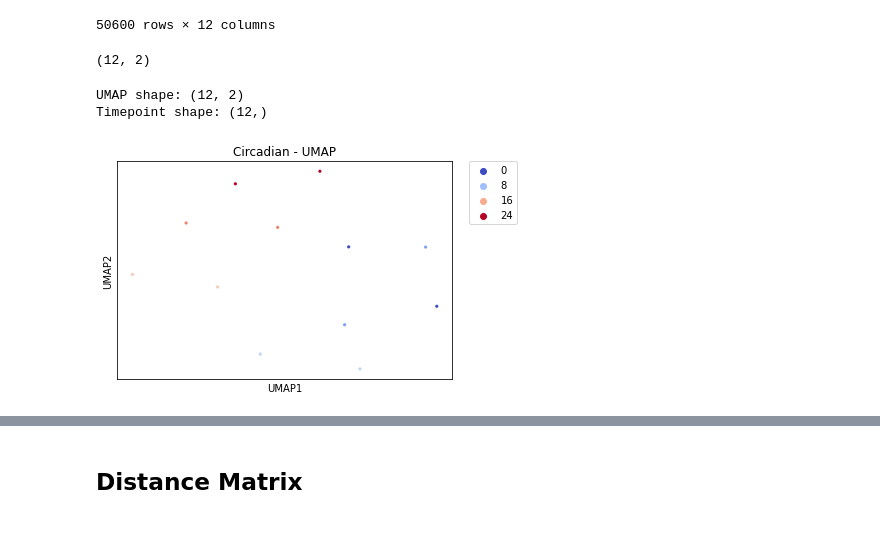
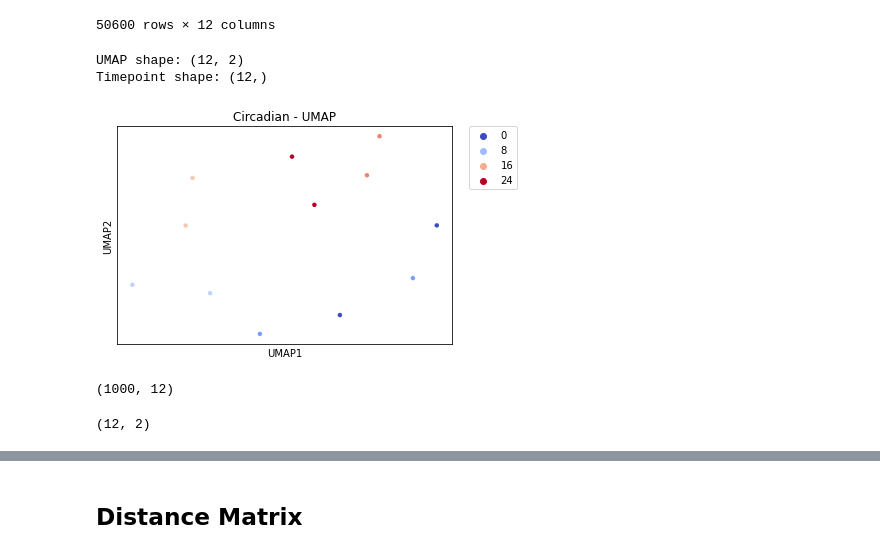
Before and after one commit to Orecchia-Research-Group/manifold_learning, a Jupyter notebook: CD8_Circadian.ipynb, the cells around one changed output, grey strips where cells are left out. Saved outputs shown, nothing was run; the diff lists cells and outputs as text; code cells hidden in the pictures.

```diff
--- a/CD8_Circadian.ipynb
+++ b/CD8_Circadian.ipynb
@@ -75,13 +75,11 @@ pd_data
 | ENSMUSG00000112932.1 | 0.00 | 0.00 | 0.00 | 0.00 | 0.00 | 0.00 | 0.00 | 0.00 | 0.00 | 0.00 | 0.00 | ... |
 50600 rows × 12 columns
 # %%
-reducer = umap.UMAP()
-UMAP = reducer.fit_transform(np_data.T)
-print(UMAP.shape)
+#reducer = umap.UMAP()
+#UMAP = reducer.fit_transform(np_data.T)
+#print(UMAP.shape)
 
-savetxt('circadian_umap.csv', UMAP, delimiter=',')
+#savetxt('circadian_umap.csv', UMAP, delimiter=',')
-# %% [output]
-(12, 2)
 # %%
 UMAP = pd.read_csv("circadian_umap.csv", sep=',', header = None)
 UMAP = UMAP.values
@@ -94,14 +92,37 @@ print("Timepoint shape: "+repr(timepoint.shape))
 UMAP shape: (12, 2)
 Timepoint shape: (12,)
 # %%
-frame1 = sns.scatterplot(UMAP[:,0], UMAP[:,1], s=10, hue = timepoint, linewidth = 0, palette = "coolwarm")
+frame1 = sns.scatterplot(UMAP[:,0], UMAP[:,1], s=20, hue = timepoint, linewidth = 0, palette = "coolwarm")
 plt.title('Circadian - UMAP')
 #plt.xlim(-30000,25000)
 frame1.axes.get_xaxis().set_ticks([])
 frame1.axes.get_yaxis().set_ticks([])
 plt.ylabel('UMAP2')
 plt.xlabel('UMAP1')
 plt.legend(bbox_to_anchor=(1.05, 1), loc=2, borderaxespad=0.)
 plt.show()
 # %% [output]
-[figure, old version]
+[figure, new version]
+# %%
+z_expression = scipy.stats.zscore(np_data, axis=0)
+var_gene = np.var(z_expression, axis=1)
+
+top_var_gene = pd.DataFrame(var_gene, index = sample_2_1.index, columns = ["var_gene"])
+
+top_var_gene = top_var_gene.sort_values(by=["var_gene"], ascending = False)
+top_var_gene = top_var_gene[0:1000]
+
+var_data = pd_data.loc[top_var_gene.index]
+np_var_data = np.array(var_data)
+
+print(np_var_data.shape)
+# %% [output]
+(1000, 12)
+# %%
+reducer = umap.UMAP()
+var_UMAP = reducer.fit_transform(np_var_data.T)
+print(var_UMAP.shape)
+
+#savetxt('circadian_umap.csv', UMAP, delimiter=',')
+# %% [output]
+(12, 2)
```
Also changed, not shown: parts of 5 cells of this notebook.
